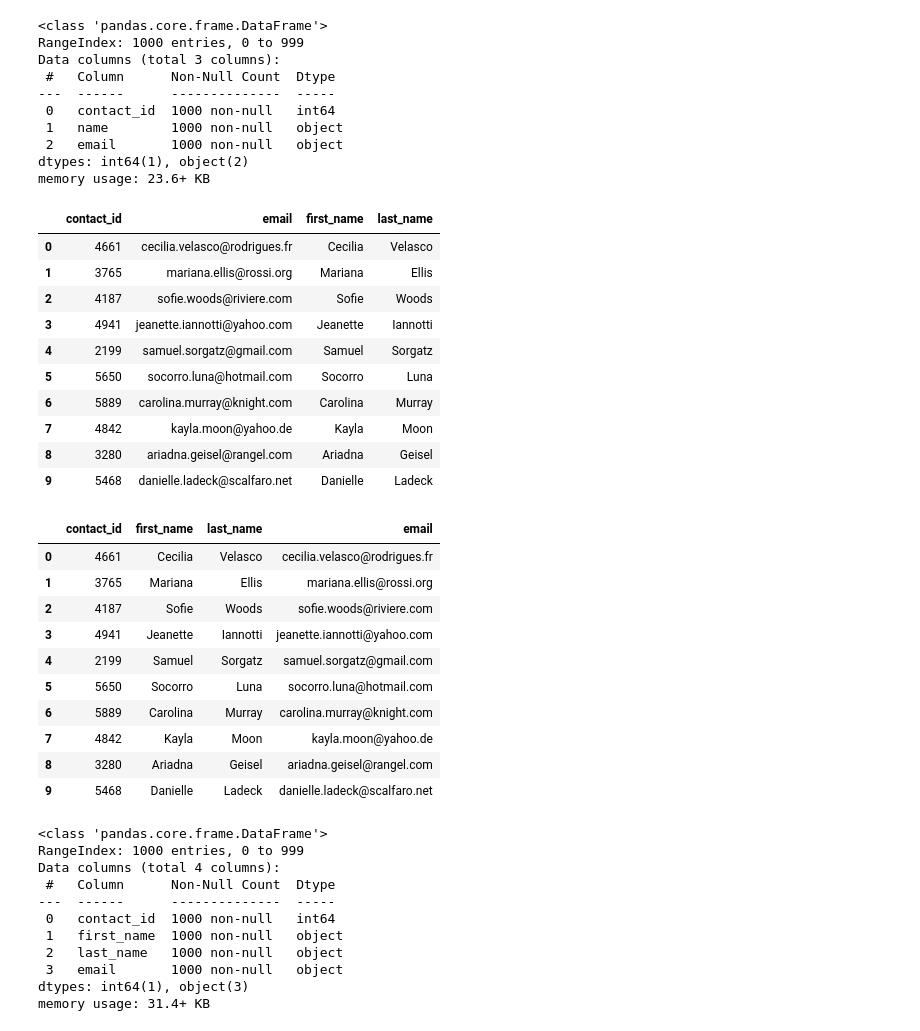
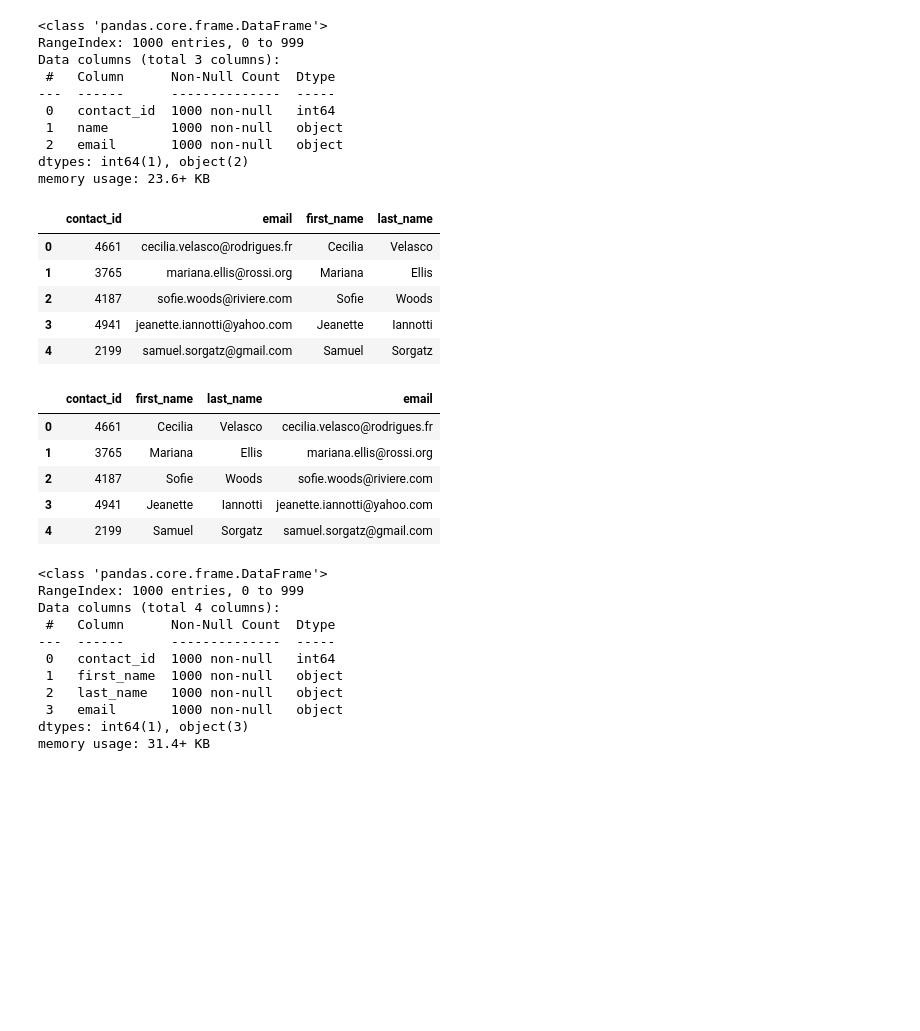
Before and after one commit to Jed-Miller/Crowdfunding_ETL, a Jupyter notebook: ETL_Mini_Project_v1.ipynb, the cells around one changed output. Drawn from its saved outputs; the diff is of its cells as text; code cells hidden in the pictures; blank space fills up the shorter version.

```diff
--- a/ETL_Mini_Project_v1.ipynb
+++ b/ETL_Mini_Project_v1.ipynb
@@ -277,7 +301,7 @@ campaign_cleaned.to_csv("Resources/campaign.csv", index=False)
 ### Extract the contacts.xlsx Data.
 # %%
 # Read the data into a Pandas DataFrame. Use the `header=2` parameter when reading in the data.
-contact_info_df = pd.read_excel('Resources/contacts.xlsx', header=2)
+contact_info_df = pd.read_excel('Resources/contacts.xlsx', header=2, engine='openpyxl')
 contact_info_df.head()
 # %% [output]
 |  | contact_info |
@@ -302,7 +326,13 @@ Then export the DataFrame as a `contacts.csv` CSV file.
 # Iterate through the contact_info_df and convert each row to a dictionary.
 import json
 dict_values = []
-
+for i, row in contact_info_df.iterrows():
+    # Iterate through each row and get the values for each row.
+    info = row['contact_info']
+    jsonified_data = json.loads(info)
+    row_values = [a for b, a in jsonified_data.items()]
+    # Append the list of values for each row to a list.
+    dict_values.append(row_values)
 
 # Print out the list of values for each row.
 print(dict_values)
@@ -311,6 +341,8 @@ print(dict_values)
 # %%
 # Create a contact_info DataFrame and add each list of values, i.e., each row
 # to the 'contact_id', 'name', 'email' columns.
+contacts_df = pd.DataFrame(dict_values, columns=['contact_id', 'name', 'email'])
+contacts_df.head()
 # %% [output]
 |  | contact_id | name | email |
 | 0 | 4661 | Cecilia Velasco | cecilia.velasco@rodrigues.fr |
@@ -333,23 +366,22 @@ dtypes: int64(1), object(2)
 memory usage: 23.6+ KB
 # %%
 # Create a "first"name" and "last_name" column with the first and last names from the "name" column.
-
+contacts_df[['first_name', 'last_name']] = contacts_df['name'].str.split(" ", expand = True)
 
 # Drop the contact_name column
+contacts_drop_df = contacts_df.drop(columns='name')
+contacts_drop_df.head()
 # %% [output]
 |  | contact_id | email | first_name | last_name |
 | 0 | 4661 | cecilia.velasco@rodrigues.fr | Cecilia | Velasco |
 | 1 | 3765 | mariana.ellis@rossi.org | Mariana | Ellis |
 | 2 | 4187 | sofie.woods@riviere.com | Sofie | Woods |
 | 3 | 4941 | jeanette.iannotti@yahoo.com | Jeanette | Iannotti |
 | 4 | 2199 | samuel.sorgatz@gmail.com | Samuel | Sorgatz |
-| 5 | 5650 | socorro.luna@hotmail.com | Socorro | Luna |
-| 6 | 5889 | carolina.murray@knight.com | Carolina | Murray |
-| 7 | 4842 | kayla.moon@yahoo.de | Kayla | Moon |
-| 8 | 3280 | ariadna.geisel@rangel.com | Ariadna | Geisel |
-| 9 | 5468 | danielle.ladeck@scalfaro.net | Danielle | Ladeck |
 # %%
 # Reorder the columns
+contacts_df_clean = contacts_drop_df.loc[:,['contact_id', 'first_name', 'last_name', 'email']]
+contacts_df_clean.head()
 # %% [output]
 |  | contact_id | first_name | last_name | email |
 | 0 | 4661 | Cecilia | Velasco | cecilia.velasco@rodrigues.fr |
@@ -357,10 +389,5 @@ memory usage: 23.6+ KB
 | 2 | 4187 | Sofie | Woods | sofie.woods@riviere.com |
 | 3 | 4941 | Jeanette | Iannotti | jeanette.iannotti@yahoo.com |
 | 4 | 2199 | Samuel | Sorgatz | samuel.sorgatz@gmail.com |
-| 5 | 5650 | Socorro | Luna | socorro.luna@hotmail.com |
-| 6 | 5889 | Carolina | Murray | carolina.murray@knight.com |
-| 7 | 4842 | Kayla | Moon | kayla.moon@yahoo.de |
-| 8 | 3280 | Ariadna | Geisel | ariadna.geisel@rangel.com |
-| 9 | 5468 | Danielle | Ladeck | danielle.ladeck@scalfaro.net |
 # %%
 # Check the datatypes one more time before exporting as CSV file.
```
Also changed, not shown: parts of 14 cells of this notebook, 4 other files.
